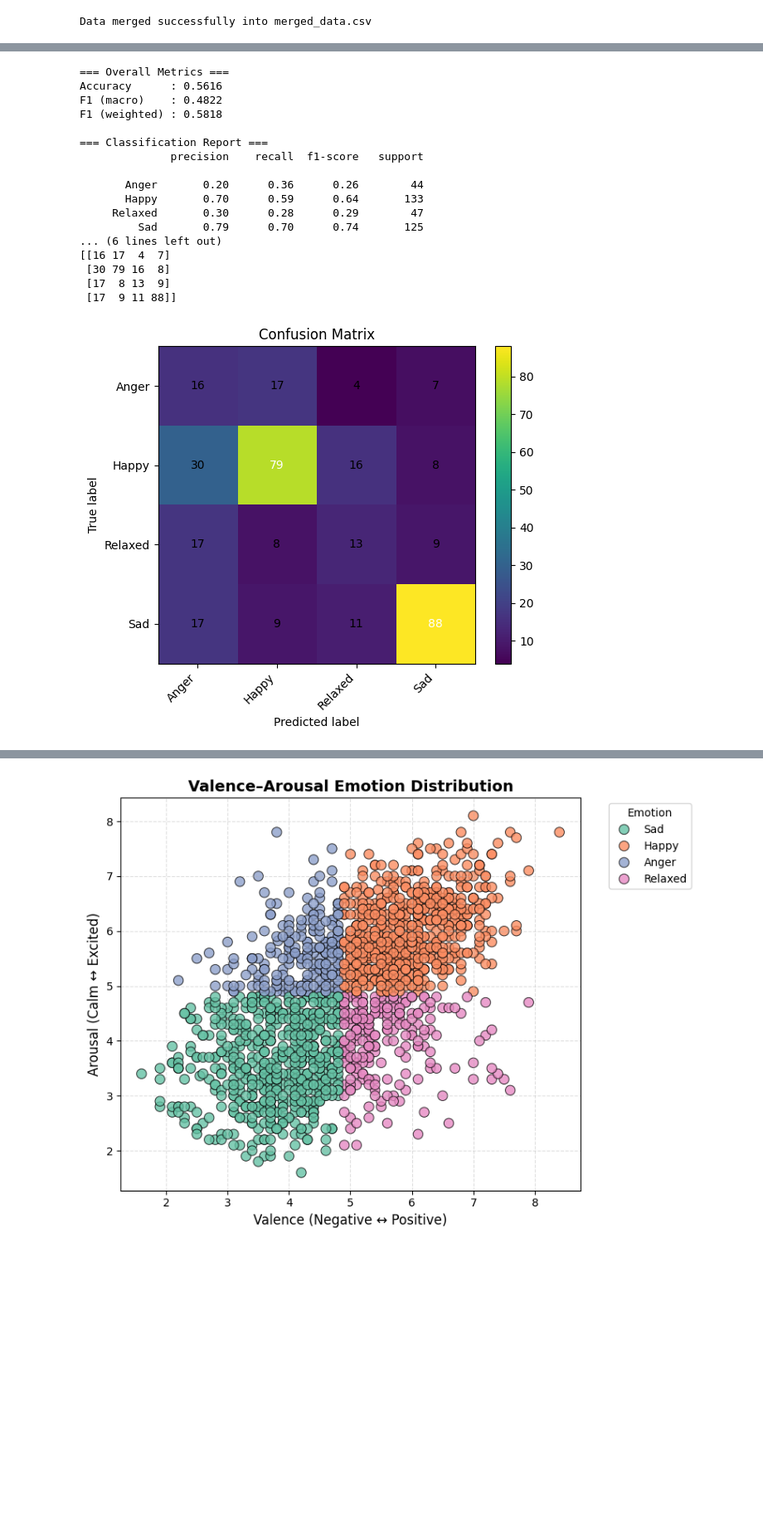
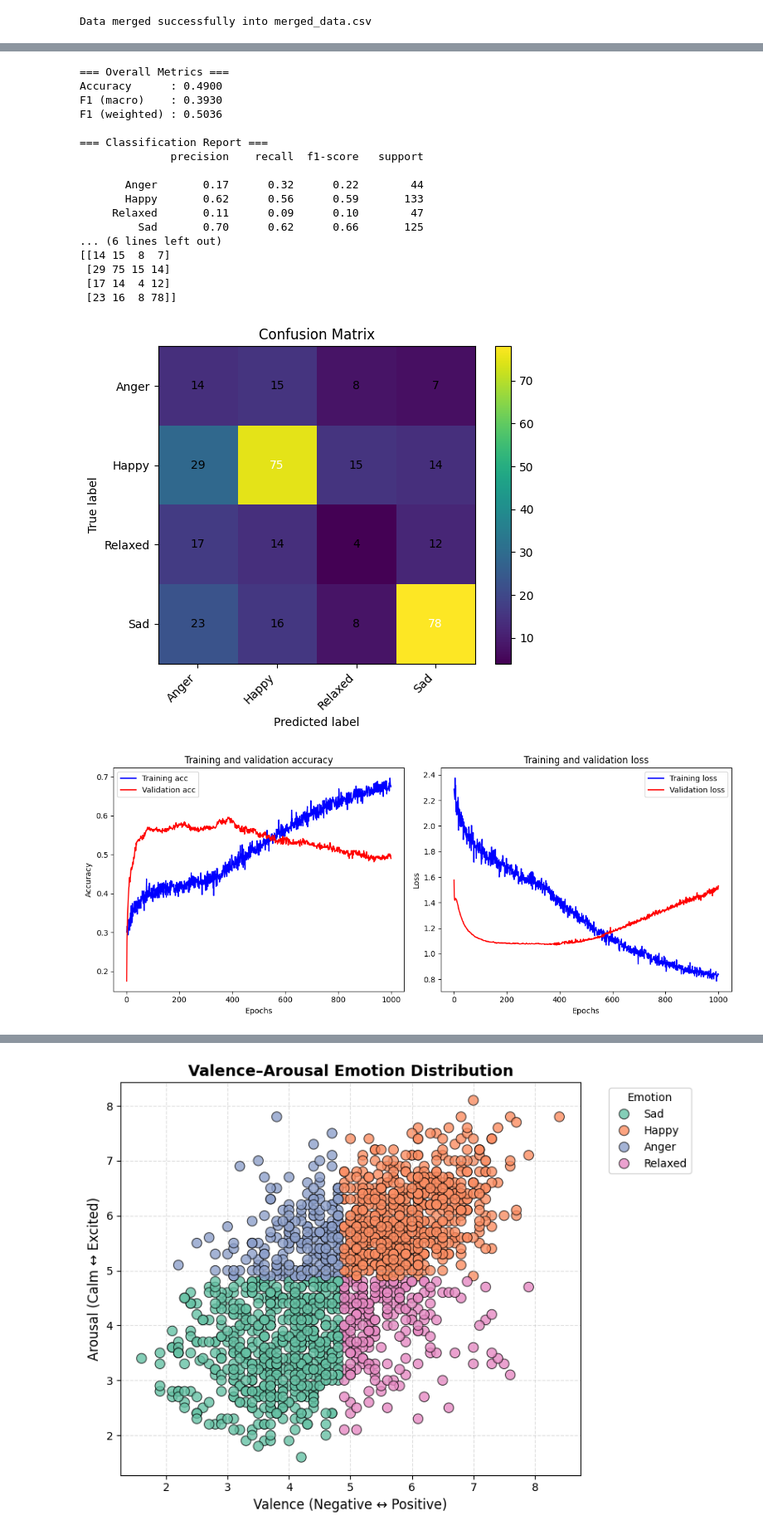
Before and after one commit to yingxinlin002/Capstone, a Jupyter notebook: main2.ipynb, the cells around one changed output, grey strips where cells are left out. Shown at 83% size. Drawn from its saved outputs; the diff is of its cells as text; code cells hidden in the pictures; blank space fills up the shorter version.

```diff
--- a/main2.ipynb
+++ b/main2.ipynb
@@ -166,6 +203,12 @@ print(f"Done. Transcriptions written (appended) to: {OUTPUT_CSV}")
 # Read csv
 features_df = pd.read_csv(r'C:/Users/yingx/data/features.csv')
 transcription_df = pd.read_csv(r'C:/Users/yingx/data/transcription.csv')
+# Ensure transcription is string and cleaned one more time (just in case)
+transcription_df['transcription'] = (
+    transcription_df['transcription']
+    .fillna('')
+    .astype(str)
+)
 emotion_df = pd.read_csv(r'C:/Users/yingx/OneDrive/Documents/GitHub/Capstone/emotion2.csv')
 
 # Merge on 'id' cloumn
@@ -484,11 +652,11 @@ def check_data_quality(features_dict, name="Data"):
 
 # Run the check
 print("Preparing training data...")
-train_features = preprocess_features(X_train, y_train, is_training=True)
+train_features = preprocess_features(X_train_full, y_train_full, is_training=True)
 check_data_quality(train_features, "Training Data")
 
 test_features = preprocess_features(
-    X_test, y_test,
+    X_test_full, y_test_full,
     label_encoder=train_features['label_encoder'],
     tokenizer=train_features.get('tokenizer'),
     max_text_len=train_features.get('max_text_len'),
@@ -673,13 +842,13 @@ Model training completed!
 # %%
-# Evaluation cell: confusion matrix, F1, precision, recall, etc.
+# FULL Model Evaluation cell: confusion matrix, F1, precision, recall, etc.
 
 # 1. Collect true labels and predictions from the test_dataset
 y_true = []
 y_pred = []
 
-for batch_inputs, batch_labels in test_dataset:
+for batch_inputs, batch_labels in test_dataset_full:
     # Get predicted probabilities
-    probs = model.predict(batch_inputs, verbose=0)
+    probs = model_full.predict(batch_inputs, verbose=0)
     # Convert to class indices
     preds = np.argmax(probs, axis=1)
 
@@ -722,42 +891,75 @@ ax.set_title("Confusion Matrix")
 plt.colorbar(im, ax=ax)
 
 tick_marks = np.arange(len(class_names))
 ax.set_xticks(tick_marks)
 ax.set_yticks(tick_marks)
 ax.set_xticklabels(class_names, rotation=45, ha="right")
 ax.set_yticklabels(class_names)
 
 ax.set_ylabel("True label")
 ax.set_xlabel("Predicted label")
 
 # Annotate cells
 thresh = cm.max() / 2.0
 for i in range(cm.shape[0]):
     for j in range(cm.shape[1]):
         ax.text(
             j, i, cm[i, j],
             ha="center", va="center",
             color="white" if cm[i, j] > thresh else "black"
         )
 
 plt.tight_layout()
 plt.show()
+
+# Plot model loss and accuracy curves
+def plot_training_history(history):
+    """Plot training & validation accuracy and loss"""
+    acc = history.history['accuracy']
+    val_acc = history.history['val_accuracy']
+    loss = history.history['loss']
+    val_loss = history.history['val_loss']
+    epochs = range(1, len(acc) + 1)
+
+    # Accuracy plot
+    plt.figure(figsize=(12, 5))
+    plt.subplot(1, 2, 1)
+    plt.plot(epochs, acc, 'b', label='Training acc')
+    plt.plot(epochs, val_acc, 'r', label='Validation acc')
+    plt.title('Training and validation accuracy')
+    plt.xlabel('Epochs')
+    plt.ylabel('Accuracy')
+    plt.legend()
+
+    # Loss plot
+    plt.subplot(1, 2, 2)
+    plt.plot(epochs, loss, 'b', label='Training loss')
+    plt.plot(epochs, val_loss, 'r', label='Validation loss')
+    plt.title('Training and validation loss')
+    plt.xlabel('Epochs')
+    plt.ylabel('Loss')
+    plt.legend()
+
+    plt.tight_layout()
+    plt.show()
+plot_training_history(history)
 # %% [output]
 === Overall Metrics ===
-Accuracy      : 0.5616
-F1 (macro)    : 0.4822
-F1 (weighted) : 0.5818
+Accuracy      : 0.4900
+F1 (macro)    : 0.3930
+F1 (weighted) : 0.5036
 
 === Classification Report ===
               precision    recall  f1-score   support
 
-       Anger       0.20      0.36      0.26        44
-       Happy       0.70      0.59      0.64       133
-     Relaxed       0.30      0.28      0.29        47
-         Sad       0.79      0.70      0.74       125
+       Anger       0.17      0.32      0.22        44
+       Happy       0.62      0.56      0.59       133
+     Relaxed       0.11      0.09      0.10        47
+         Sad       0.70      0.62      0.66       125
 ... (6 lines left out)
-[[16 17  4  7]
- [30 79 16  8]
- [17  8 13  9]
- [17  9 11 88]]
+[[14 15  8  7]
+ [29 75 15 14]
+ [17 14  4 12]
+ [23 16  8 78]]
-[figure, old version]
+[figure, new version]
+[figure, added]
```
Also changed, not shown: parts of 11 cells of this notebook, 1 other file.
